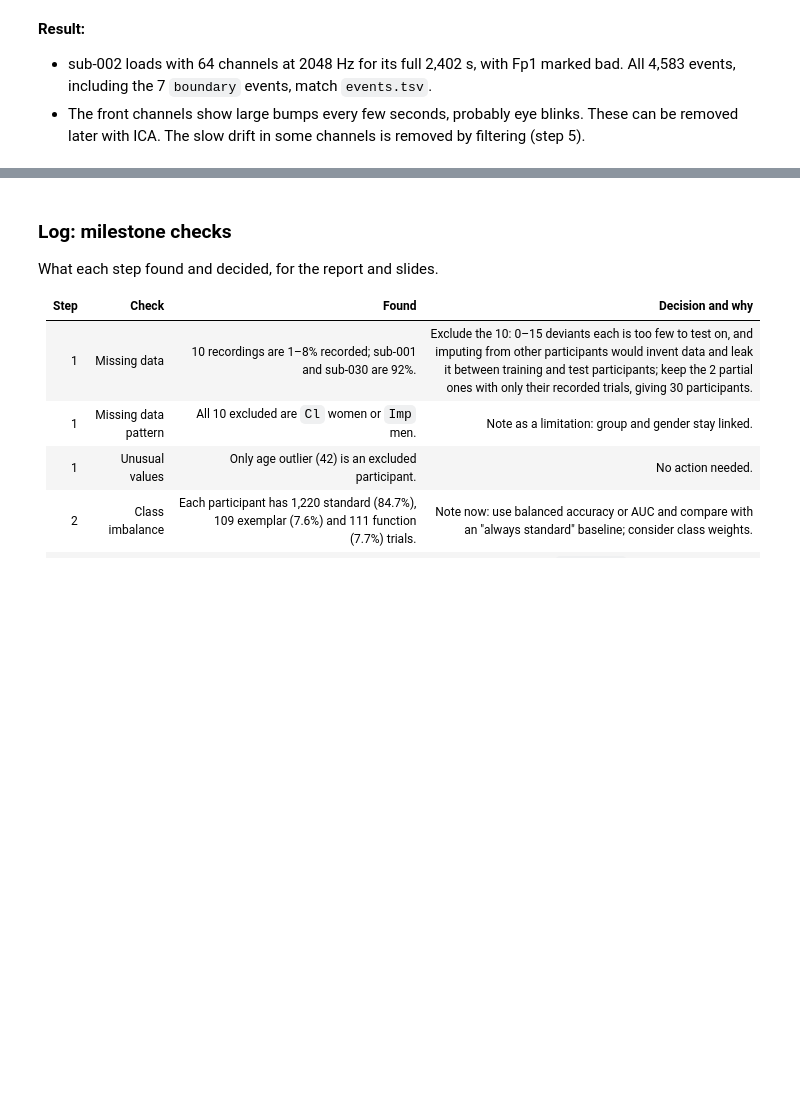
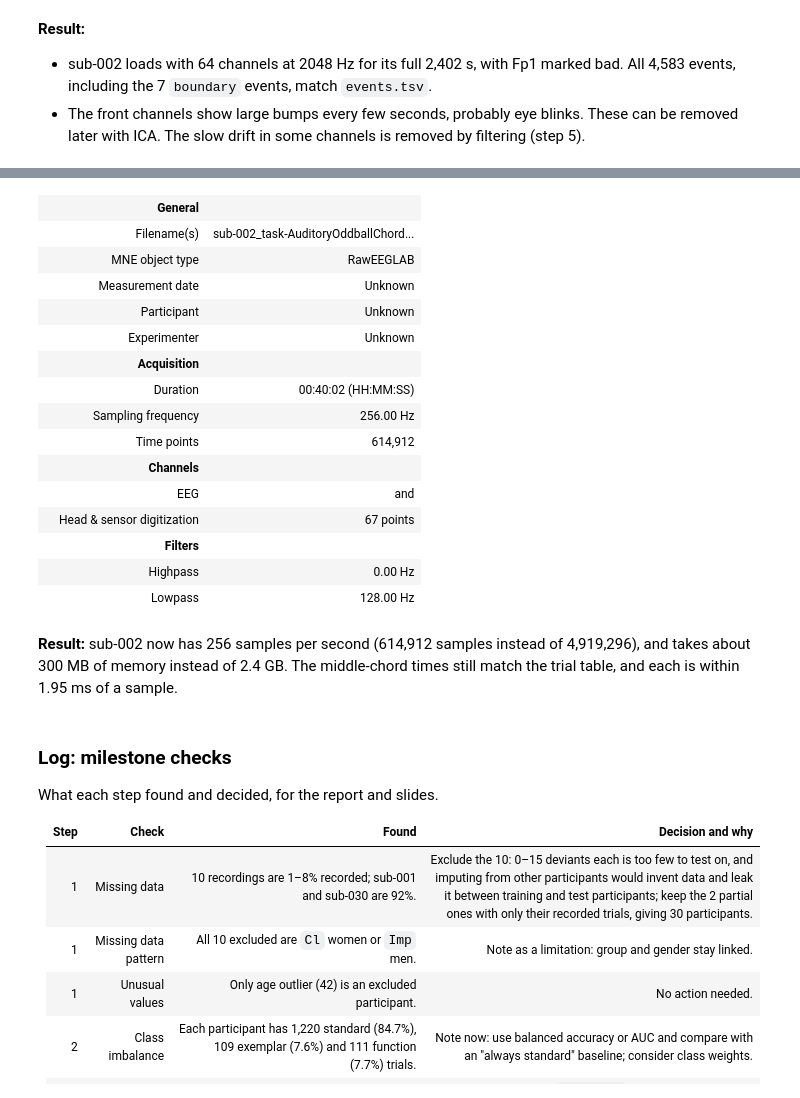
Before and after one commit to davisbone/Harmonic-EEG, a Jupyter notebook: MS2wranglingData.ipynb, the cells around one changed output, grey strips where cells are left out. Saved outputs shown, nothing was run; the diff lists cells and outputs as text; code cells hidden in the pictures; blank space fills up the shorter version.

Commit message:
Added fourth step which is to downsample to 256 samples per second from 2048.

```diff
--- a/MS2wranglingData.ipynb
+++ b/MS2wranglingData.ipynb
@@ -1068,7 +1068,7 @@ participant = "sub-002"
 raw = mne.io.read_raw_eeglab(next(root.glob(f"{participant}/eeg/*_eeg.set")))
 
 # Cut at the last recorded sample, then read the EEG into memory
-raw.crop(tmax=(fdt_report.loc[participant, "n_samples"] - 1) / raw.info["sfreq"])
+raw.crop(tmax=(fdt_report["n_samples"][participant] - 1) / raw.info["sfreq"])
 raw.load_data()
 
 # Fix the channel name, then use Biosemi's standard 64-channel positions
@@ -1076,7 +1076,7 @@ raw.rename_channels({"Afz": "AFz"})
 raw.set_montage("biosemi64")
 
 # Mark the channels stuck at the recording limit as bad
-stuck = fdt_report.loc[participant, "channels_stuck_at_limit"]
+stuck = fdt_report["channels_stuck_at_limit"][participant]
 raw.info["bads"] = [] if stuck == "none" else stuck.split(", ")
 # %% [markdown]
 The check cell reports:
@@ -1117,0 +1129,20 @@ Boundary events: 7
+# %%
+# Keep 256 samples per second
+raw.resample(256, method="polyphase")
+# %% [output]
+|  | General |  |
+|  | Filename(s) | sub-002_task-AuditoryOddballChord... |
+|  | MNE object type | RawEEGLAB |
+|  | Measurement date | Unknown |
+|  | Participant | Unknown |
+|  | Experimenter | Unknown |
+|  | Acquisition |  |
+|  | Duration | 00:40:02 (HH:MM:SS) |
+|  | Sampling frequency | 256.00 Hz |
+|  | Time points | 614,912 |
+|  | Channels |  |
+|  | EEG | and |
+|  | Head & sensor digitization | 67 points |
+|  | Filters |  |
+|  | Highpass | 0.00 Hz |
+|  | Lowpass | 128.00 Hz |
@@ -1118,3 +1162,5 @@ Boundary events: 7
+# %% [markdown]
+**Result:** sub-002 now has 256 samples per second (614,912 samples instead of 4,919,296), and takes about 300 MB of memory instead of 2.4 GB. The middle-chord times still match the trial table, and each is within 1.95 ms of a sample.
 # %% [markdown]
 ### Log: milestone checks
 
```
Also changed, not shown: parts of 2 cells of this notebook.
